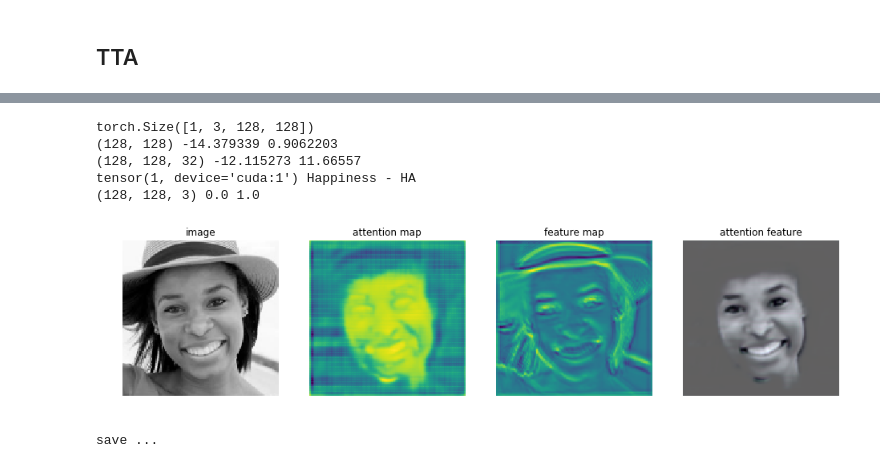
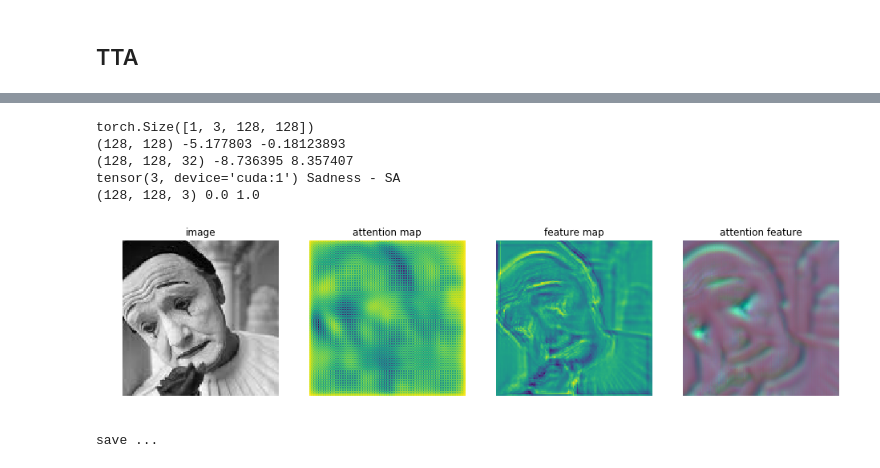
Before and after one commit to pedrodiamel/ferattention, a Jupyter notebook: books/eval.ipynb, the cells around one changed output, grey strips where cells are left out. Drawn from its saved outputs; the diff is of its cells as text; code cells hidden in the pictures.

```diff
--- a/books/eval.ipynb
+++ b/books/eval.ipynb
@@ -41,7 +44,7 @@ fer_atentionresnet34_attgmm_adam_ferblack_dim64_preactresnet18x32_fold01_000
 result
 # %%
 project          = '../out'
-name             = 'fer_atentionresnet34_attgmm_adam_ferblack_dim64_preactresnet18x32_fold0_001'
+name             = 'fer_atentionresnet34_attgmm_adam_bu3dfe_dim64_preactresnet18x32_fold0_004'
 pathnamedataset  = '~/.datasets'
 pathmodel        = os.path.join( project, name, 'models/model_best.pth.tar' ) #model_best
 pathproject      = os.path.join( project, name )
@@ -326,7 +329,7 @@ def crop(image, xycrop):
 
 
 imagesize=128
-image = cv2.imread('../rec/selfie_happy.png')[:,:,(2,1,0)].mean(axis=2)
+image = cv2.imread('../rec/selfie_sadness.png')[:,:,(2,1,0)].mean(axis=2)
 
 # sigma=0.001
 # image = image/255.0
@@ -361,37 +364,37 @@ print(y_lab_hat, dataset.data.classes[y_lab_hat])
 att_mask = (np.abs( att ) > 0.2).astype(np.float)
 print(att_mask.shape, att_mask.min(), att_mask.max() )
 
 image = norm(image)
 #print(image.min(), image.max() )
 
 
 plt.figure( figsize=(16,8))
 plt.subplot(141)
 plt.imshow( image )
 plt.title('image')
 plt.axis('off')
 plt.subplot(142)
 plt.imshow( (fmap))
 plt.title('attention map')
 plt.axis('off' )
 plt.subplot(143)
 plt.imshow( srf.sum(2) )
 plt.title('feature map')
 plt.axis('off' )
 plt.subplot(144)
 plt.imshow( norm(att) )
 # plt.title('class {}/{}'.format(y_lab_hat, label) )
 plt.title('attention feature')
 plt.axis('off')
 
 plt.show()
 # %% [output]
 torch.Size([1, 3, 128, 128])
-(128, 128) -14.379339 0.9062203
-(128, 128, 32) -12.115273 11.66557
-tensor(1, device='cuda:1') Happiness - HA
+(128, 128) -5.177803 -0.18123893
+(128, 128, 32) -8.736395 8.357407
+tensor(3, device='cuda:1') Sadness - SA
 (128, 128, 3) 0.0 1.0
-[figure, old version]
+[figure, new version]
 # %%
 import os
 
```
Also changed, not shown: parts of 9 cells of this notebook, 7 other files.
